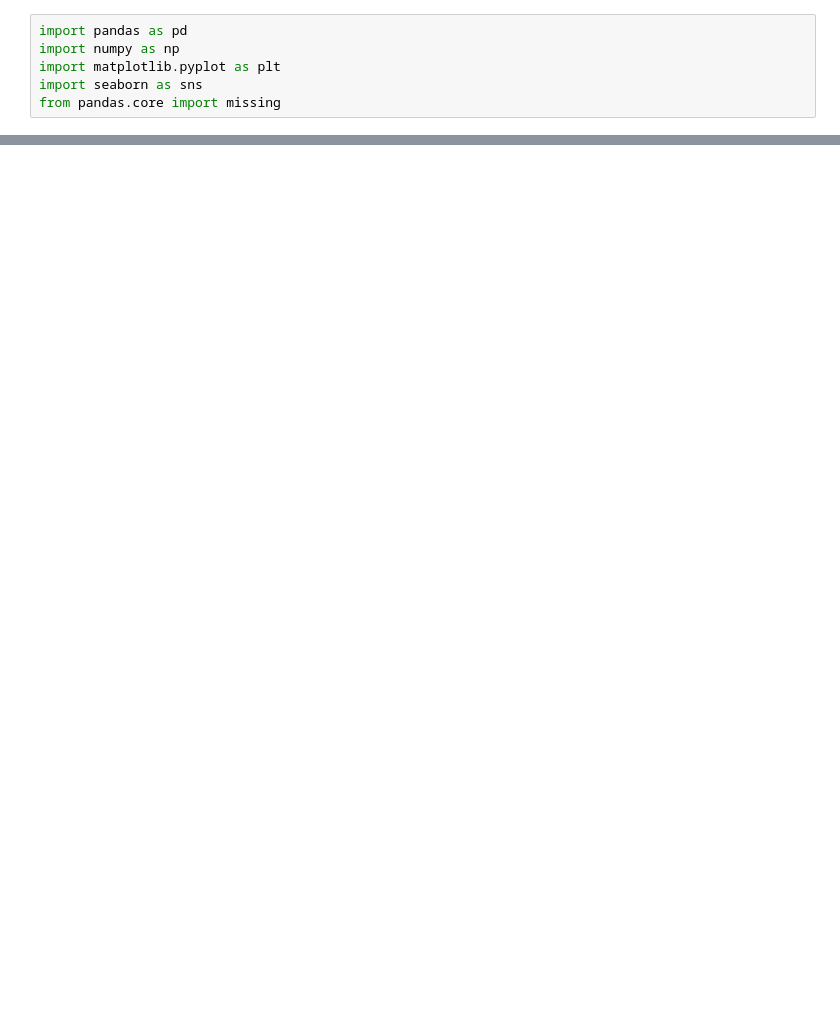
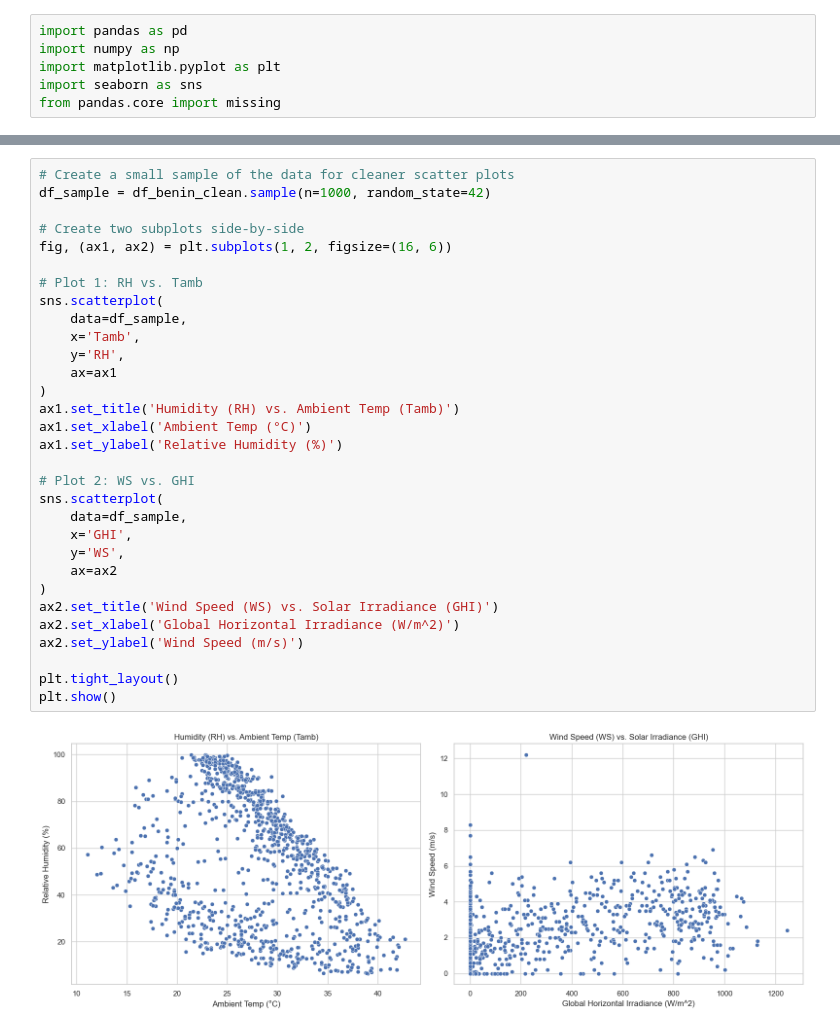
Before and after one commit to Onyxge/solar-challenge-week0, a Jupyter notebook: notebooks/benin_eda.ipynb, the cells around one changed output, grey strips where cells are left out. Cells and saved outputs as stored; diff of their text form; blank space fills up the shorter version.

```diff
--- a/notebooks/benin_eda.ipynb
+++ b/notebooks/benin_eda.ipynb
@@ -73,0 +228,33 @@ dtype: int64
+# %%
+# Create a small sample of the data for cleaner scatter plots
+df_sample = df_benin_clean.sample(n=1000, random_state=42)
+
+# Create two subplots side-by-side
+fig, (ax1, ax2) = plt.subplots(1, 2, figsize=(16, 6))
+
+# Plot 1: RH vs. Tamb
+sns.scatterplot(
+    data=df_sample,
+    x='Tamb',
+    y='RH',
+    ax=ax1
+)
+ax1.set_title('Humidity (RH) vs. Ambient Temp (Tamb)')
+ax1.set_xlabel('Ambient Temp (°C)')
+ax1.set_ylabel('Relative Humidity (%)')
+
+# Plot 2: WS vs. GHI
+sns.scatterplot(
+    data=df_sample,
+    x='GHI',
+    y='WS',
+    ax=ax2
+)
+ax2.set_title('Wind Speed (WS) vs. Solar Irradiance (GHI)')
+ax2.set_xlabel('Global Horizontal Irradiance (W/m^2)')
+ax2.set_ylabel('Wind Speed (m/s)')
+
+plt.tight_layout()
+plt.show()
+# %% [output]
+[figure, added]
```
Also changed, not shown: parts of 12 cells of this notebook, 1 other file.
